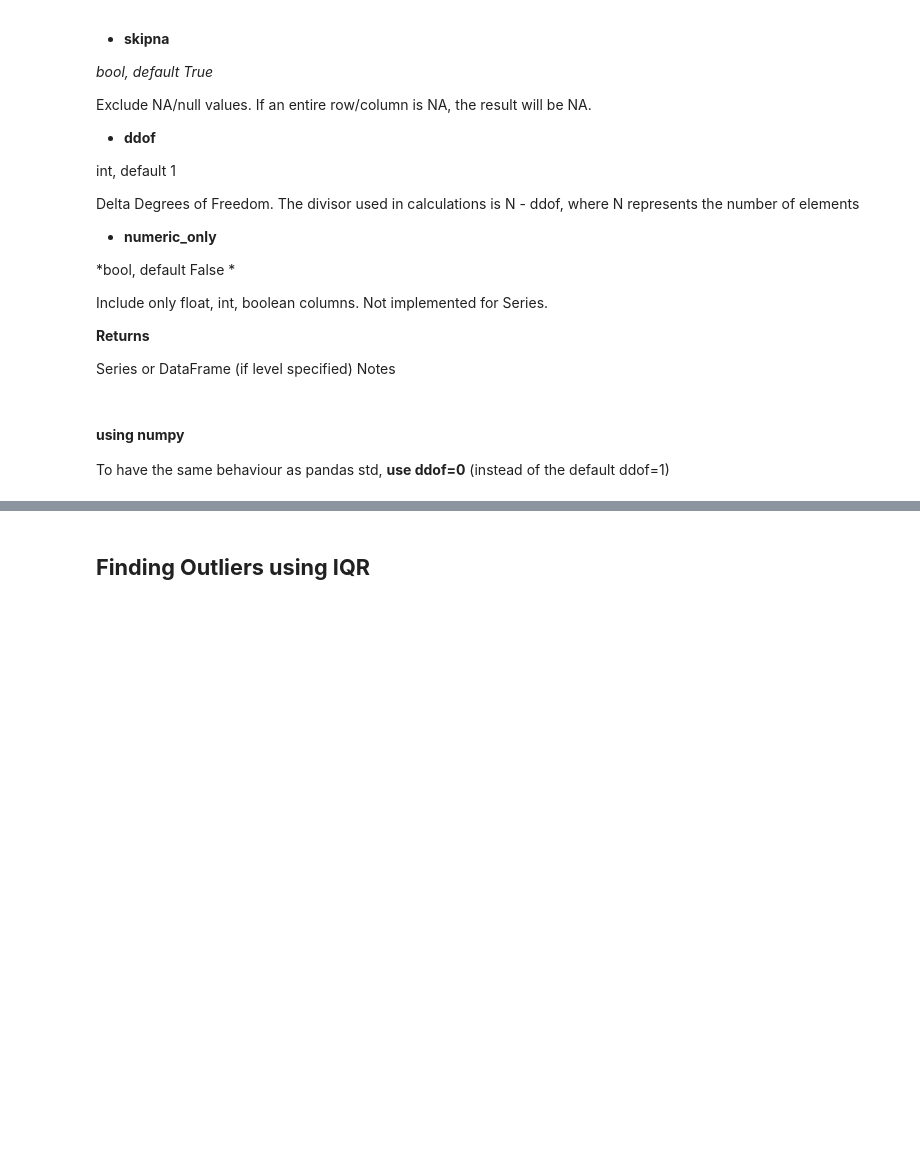
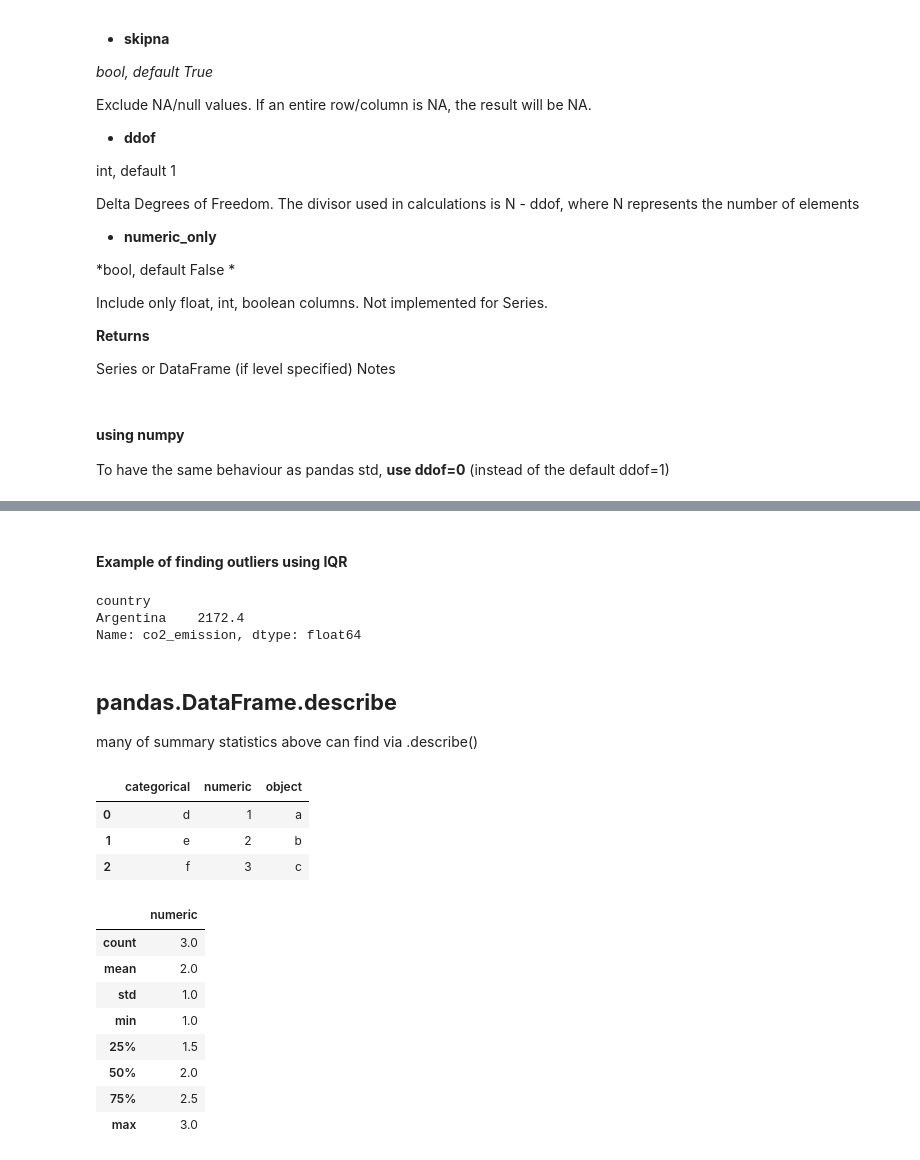
Before and after one commit to RadchaneepornC/Python-Learning, a Jupyter notebook: Statistics in Python/Statistics in Python.ipynb, the cells around one changed output, grey strips where cells are left out. Saved outputs shown, nothing was run; the diff lists cells and outputs as text; code cells hidden in the pictures; blank space fills up the shorter version.

```diff
--- a/Statistics in Python/Statistics in Python.ipynb
+++ b/Statistics in Python/Statistics in Python.ipynb
@@ -338,2 +379,56 @@ To have the same behaviour as pandas std, **use ddof=0** (instead of the default
 # %% [markdown]
-## **Finding Outliers using IQR**
+#### **Example of finding outliers using IQR**
+# %%
+import numpy as np
+
+#(I) Calculate the total co2_emission per country by grouping by country
+#and taking the sum of co2_emission.
+
+# Calculate total co2_emission per country: emissions_by_country
+emissions_by_country = df_food_consumption.groupby('country')['co2_emission'].sum()
+
+# Compute the first and third quantiles and IQR of emissions_by_country
+q1 = np.quantile(emissions_by_country, 0.25)
+q3 = np.quantile(emissions_by_country, 0.75)
+iqr = q3 - q1
+
+# Calculate the lower and upper cutoffs for outliers
+lower = q1 - 1.5 * iqr
+upper = q3 + 1.5 * iqr
+
+# Subset emissions_by_country to find outliers
+outliers = emissions_by_country[(emissions_by_country < lower)|(emissions_by_country > upper)]
+print(outliers)
+# %% [output]
+country
+Argentina    2172.4
+Name: co2_emission, dtype: float64
+# %% [markdown]
+## **pandas.DataFrame.describe**
+
+ many of summary statistics above can find via .describe()
+# %%
+ import pandas as pd
+ df = pd.DataFrame({'categorical': pd.Categorical(['d','e','f']),
+                 'numeric': [1, 2, 3],
+                  'object': ['a', 'b', 'c']
+                 })
+
+ df
+# %% [output]
+|  | categorical | numeric | object |
+| 0 | d | 1 | a |
+| 1 | e | 2 | b |
+| 2 | f | 3 | c |
+# %%
+df.describe()
+# %% [output]
+|  | numeric |
+| count | 3.0 |
+| mean | 2.0 |
+| std | 1.0 |
+| min | 1.0 |
+| 25% | 1.5 |
+| 50% | 2.0 |
+| 75% | 2.5 |
+| max | 3.0 |
```
Also changed, not shown: parts of 22 cells of this notebook.
